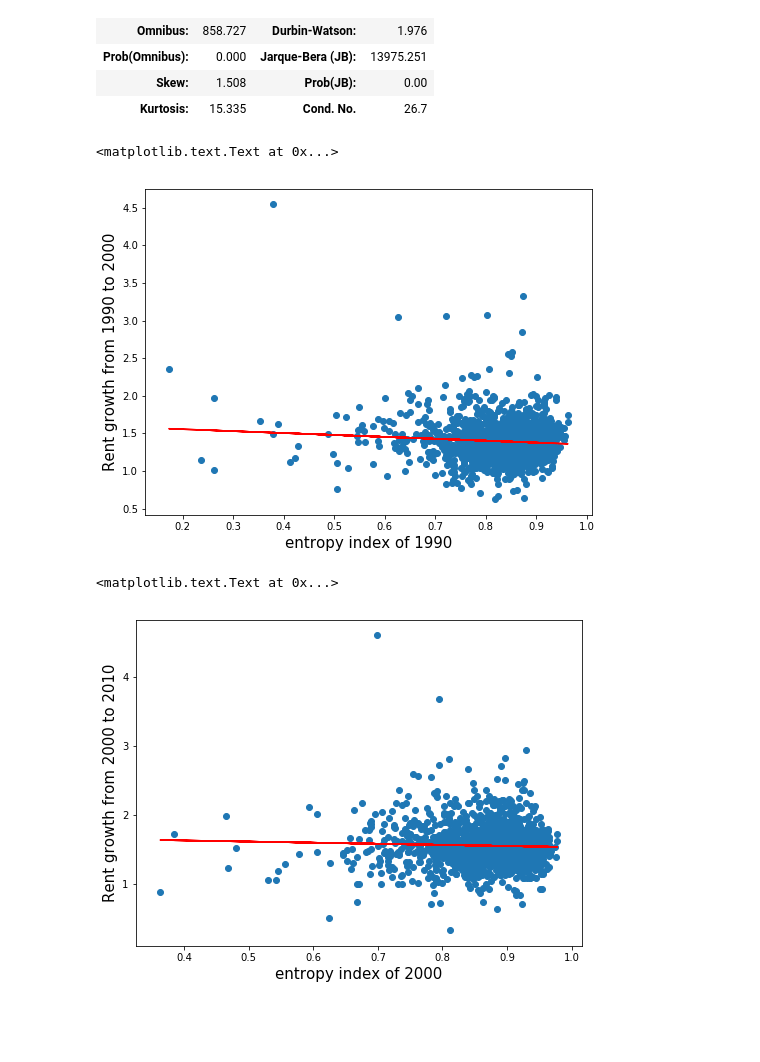
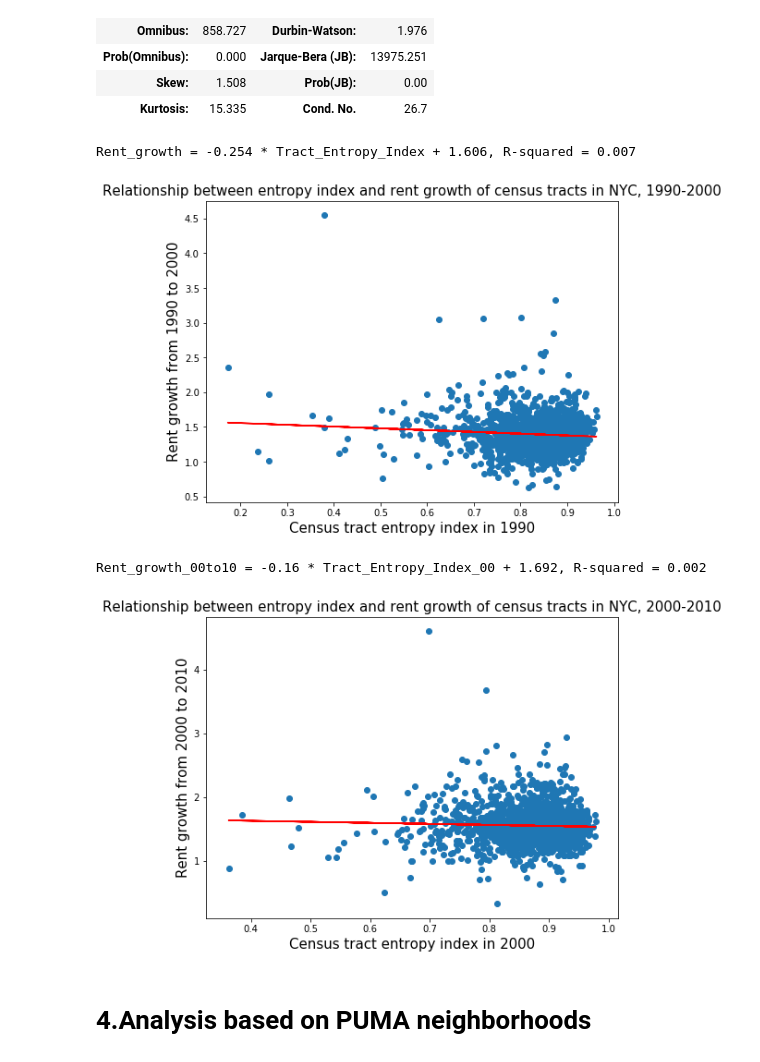
Before and after one commit to picniclin/NYC_yl5240, a Jupyter notebook: NYC_housing_and_income.ipynb, the cells around one changed output. Drawn from its saved outputs; the diff is of its cells as text; code cells hidden in the pictures; blank space fills up the shorter version.

Commit message:
add analysis on neighborhood(PUMA)

```diff
--- a/NYC_housing_and_income.ipynb
+++ b/NYC_housing_and_income.ipynb
@@ -409,7 +409,7 @@ entropy_index(list(df_family_income_1990.iloc[0,:]))
 # calculate the entropy index of 1990
 for i in df_family_income_1990.index:
     df_family_income_1990.loc[i,'entropy_index'] = \
-                    entropy_index(list(df_family_income_1990.loc[i,:'fam_inc_max_9']))
+                    entropy_index(list(df_family_income_1990.loc[i,'fam_inc_109':'fam_inc_max_9']))
 # %%
 df_family_income_1990.head()
 # %% [output]
@@ -423,11 +423,11 @@ df_family_income_1990.head()
 # calculate the entropy index of 2000 and 2010
 for i in df_family_income_2000.index:
     df_family_income_2000.loc[i,'entropy_index'] = \
-                    entropy_index(list(df_family_income_2000.loc[i,:'fam_inc_max_200']))
+                    entropy_index(list(df_family_income_2000.loc[i,'fam_inc_100':'fam_inc_max_200']))
 
 for i in df_family_income_2010.index:
     df_family_income_2010.loc[i,'entropy_index'] = \
-                    entropy_index(list(df_family_income_2010.loc[i,:'fam_inc_max_201']))
+                    entropy_index(list(df_family_income_2010.loc[i,'fam_inc_101':'fam_inc_max_201']))
 # %%
 # merge the entropy index data into df2
 df2['entropy_index_9'] = df_family_income_1990.iloc[:,-1]
@@ -528,18 +528,30 @@ OLS Regression Results
 # %%
 plt.figure(figsize = (8, 6))
 plt.scatter(df_census_entropy.entropy_index_9, df_census_entropy.rent_growth_90_00)
 plt.plot(df_census_entropy.entropy_index_9, lm1.predict(), c = 'r')
-plt.xlabel('entropy index of 1990', fontsize = 15)
+plt.xlabel('Census tract entropy index in 1990', fontsize = 15)
 plt.ylabel('Rent growth from 1990 to 2000', fontsize = 15)
+plt.title('Relationship between entropy index and rent growth of census tracts in NYC, 1990-2000',
+         fontsize = 15)
+
+print('Rent_growth_90to00 = {} * Tract_Entropy_Index_90 + {}, R-squared = {}'.format(round(lm1.params[1],3),
+                                                            round(lm1.params[0],3),round(lm1.rsquared,3)))
 # %% [output]
-<matplotlib.text.Text at 0x...>
+Rent_growth = -0.254 * Tract_Entropy_Index + 1.606, R-squared = 0.007
-[figure, old version]
+[figure, new version]
 # %%
 plt.figure(figsize = (8, 6))
 plt.scatter(df_census_entropy.entropy_index_0, df_census_entropy.rent_growth_00_10)
 plt.plot(df_census_entropy.entropy_index_0, lm2.predict(), c = 'r')
-plt.xlabel('entropy index of 2000', fontsize = 15)
+plt.xlabel('Census tract entropy index in 2000', fontsize = 15)
 plt.ylabel('Rent growth from 2000 to 2010', fontsize = 15)
+plt.title('Relationship between entropy index and rent growth of census tracts in NYC, 2000-2010',
+         fontsize = 15)
+
+print('Rent_growth_00to10 = {} * Tract_Entropy_Index_00 + {}, R-squared = {}'.format(round(lm2.params[1],3),
+                                                            round(lm2.params[0],3),round(lm2.rsquared,3)))
 # %% [output]
-<matplotlib.text.Text at 0x...>
+Rent_growth_00to10 = -0.16 * Tract_Entropy_Index_00 + 1.692, R-squared = 0.002
-[figure, old version]
+[figure, new version]
+# %% [markdown]
+# 4.Analysis based on PUMA neighborhoods
```
Also changed, not shown: parts of 12 cells of this notebook.
